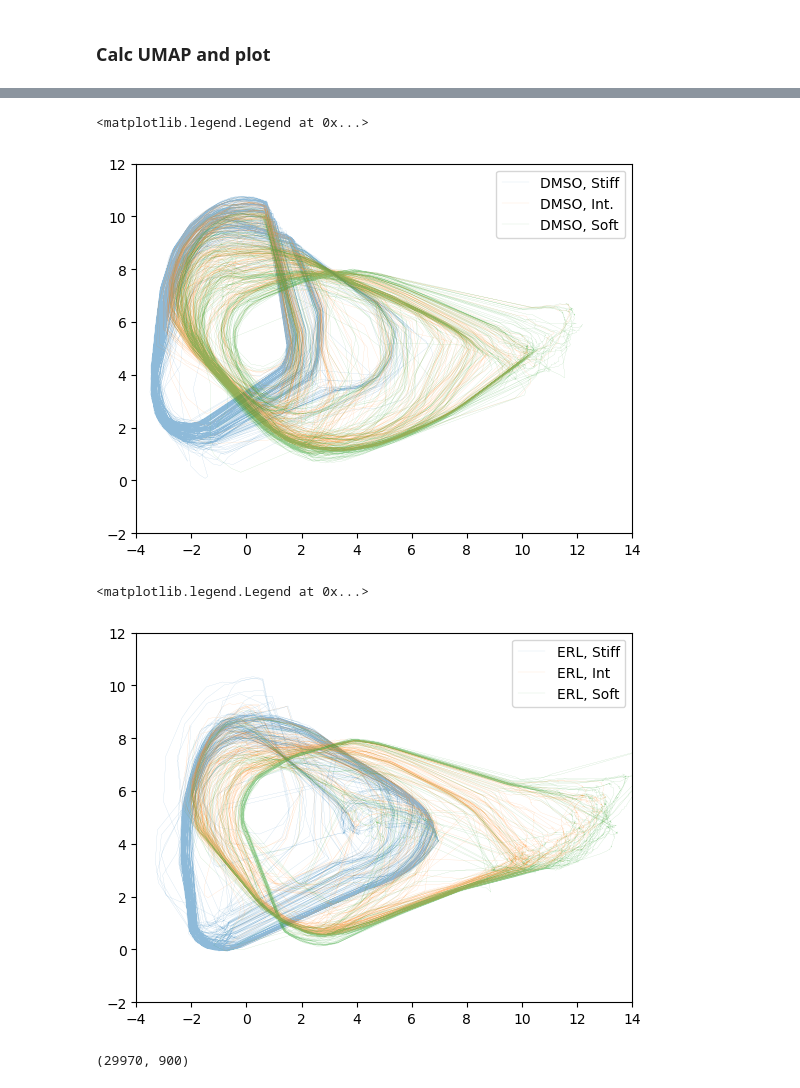
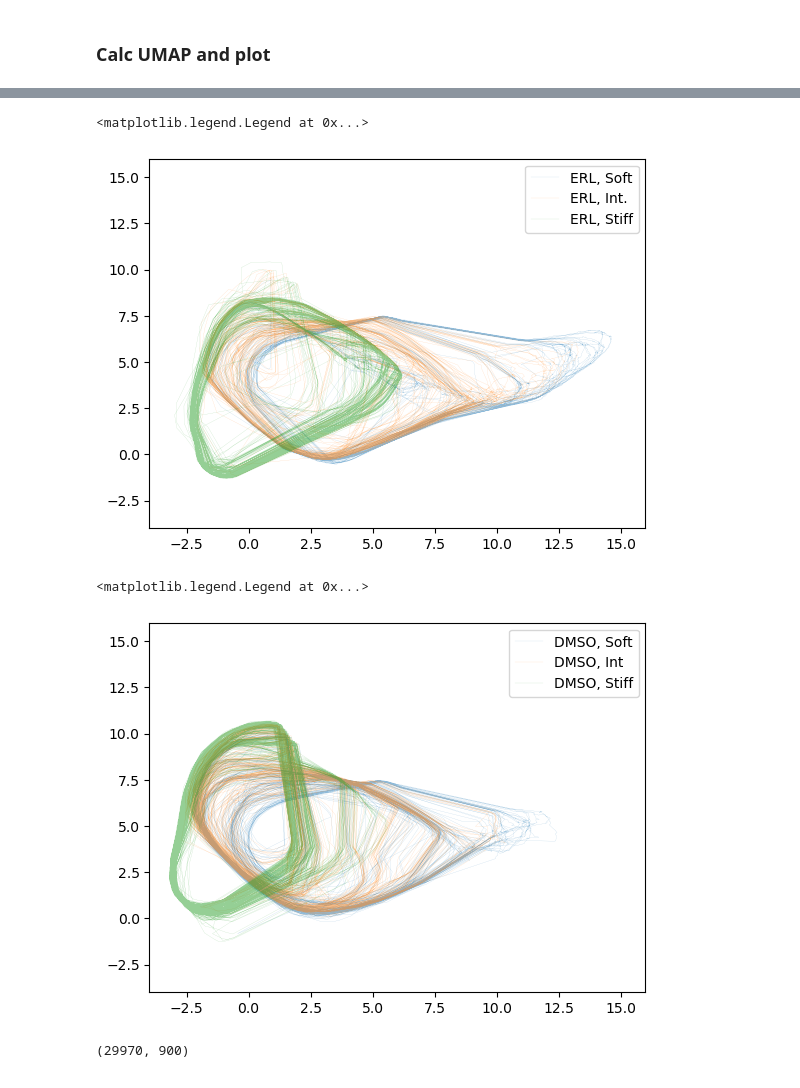
Before and after one commit to QuLab-VU/ECM_cell_cycle_model, a Jupyter notebook: Python/plotUMAP_proj.ipynb, the cells around one changed output, grey strips where cells are left out. Saved outputs shown, nothing was run; the diff lists cells and outputs as text; code cells hidden in the pictures.

```diff
--- a/Python/plotUMAP_proj.ipynb
+++ b/Python/plotUMAP_proj.ipynb
@@ -291,8 +439,5 @@ def load_norm_data(filenames, time_file, init_dt, dt, window, time_step):
 # %%
-t_loc = '../umap_window/t_4-9_3_3.txt'
-# t_loc = 'C:\\Users\\olesk\\repos\\ECM_cell_cycle_model\\umap_window\\t_4-9_3_3.txt'
-
-all_prot_tmp, all_time_tmp, all_time_at_tmp = load_norm_data(filenames, t_loc, init_dt, dt, window, time_step)
+[all_prot_tmp, all_prot_tmp_ode, all_time_tmp, all_time_at_tmp] = load_norm_data(filenames_sp, filenames_sp_ode, time_tmp2, init_dt, dt, window, time_step, plot_phase)
 # %%
 len(all_prot_tmp)
 # %% [output]
@@ -313,27 +498,27 @@ import matplotlib.pyplot as plt
 # %%
 trk_len = int(len(all_prot_tmp)/6)
 fig = plt.figure()
-plt.plot(embedding_all_prot[0*trk_len:1*trk_len,0], embedding_all_prot[0*trk_len:1*trk_len,1], lw=0.1, alpha=0.5, label='DMSO, Stiff')
-plt.plot(embedding_all_prot[1*trk_len:2*trk_len,0], embedding_all_prot[1*trk_len:2*trk_len,1], lw=0.1, alpha=0.5, label='DMSO, Int.')
-plt.plot(embedding_all_prot[3*trk_len:4*trk_len,0], embedding_all_prot[3*trk_len:4*trk_len,1], lw=0.1, alpha=0.5, label='DMSO, Soft')
-plt.xlim(-4, 14)
-plt.ylim(-2, 12)
+plt.plot(embedding_all_prot[1*trk_len:2*trk_len,0], embedding_all_prot[1*trk_len:2*trk_len,1], lw=0.1, alpha=0.5, label='ERL, Soft')
+plt.plot(embedding_all_prot[3*trk_len:4*trk_len,0], embedding_all_prot[3*trk_len:4*trk_len,1], lw=0.1, alpha=0.5, label='ERL, Int.')
+plt.plot(embedding_all_prot[5*trk_len:6*trk_len,0], embedding_all_prot[5*trk_len:6*trk_len,1], lw=0.1, alpha=0.5, label='ERL, Stiff')
+plt.xlim(-4, 16)
+plt.ylim(-4, 16)
 plt.legend()
 # %% [output]
 <matplotlib.legend.Legend at 0x...>
-[figure, old version]
+[figure, new version]
 # %%
 trk_len = int(len(all_prot_tmp)/6)
 fig = plt.figure()
-plt.plot(embedding_all_prot[4*trk_len:5*trk_len,0], embedding_all_prot[4*trk_len:5*trk_len,1], lw=0.1, alpha=0.5, label='ERL, Stiff')
-plt.plot(embedding_all_prot[5*trk_len:6*trk_len,0], embedding_all_prot[5*trk_len:6*trk_len,1], lw=0.1, alpha=0.5, label='ERL, Int')
-plt.plot(embedding_all_prot[2*trk_len:3*trk_len,0], embedding_all_prot[2*trk_len:3*trk_len,1], lw=0.1, alpha=0.5, label='ERL, Soft')
-plt.xlim(-4, 14)
-plt.ylim(-2, 12)
+plt.plot(embedding_all_prot[0*trk_len:1*trk_len,0], embedding_all_prot[0*trk_len:1*trk_len,1], lw=0.1, alpha=0.5, label='DMSO, Soft')
+plt.plot(embedding_all_prot[2*trk_len:3*trk_len,0], embedding_all_prot[2*trk_len:3*trk_len,1], lw=0.1, alpha=0.5, label='DMSO, Int')
+plt.plot(embedding_all_prot[4*trk_len:5*trk_len,0], embedding_all_prot[4*trk_len:5*trk_len,1], lw=0.1, alpha=0.5, label='DMSO, Stiff')
+plt.xlim(-4, 16)
+plt.ylim(-4, 16)
 plt.legend()
 # %% [output]
 <matplotlib.legend.Legend at 0x...>
-[figure, old version]
+[figure, new version]
 # %%
 all_prot_tmp.shape
 # %% [output]
```
Also changed, not shown: parts of 13 cells of this notebook.
